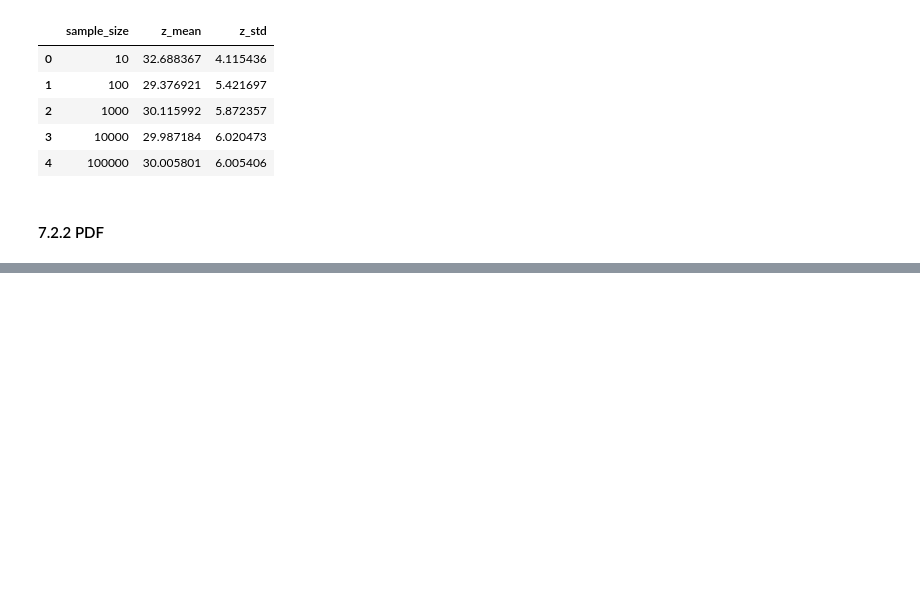
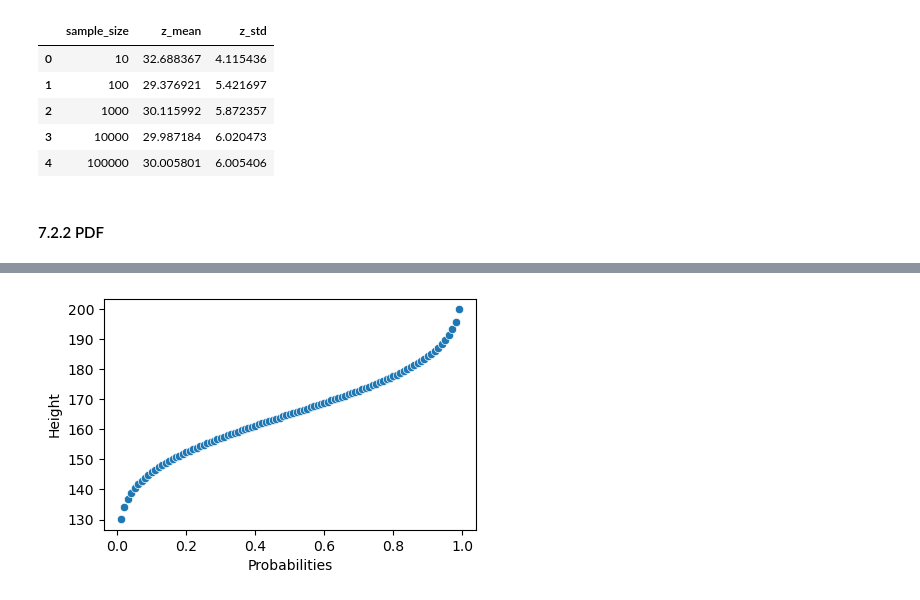
Before and after one commit to mikjf/statistics_and_experimental_design, a Jupyter notebook: basics_descriptive_statistics.ipynb, the cells around one changed output, grey strips where cells are left out. Cells and saved outputs as stored; diff of their text form; code cells hidden in the pictures; blank space fills up the shorter version.

```diff
--- a/basics_descriptive_statistics.ipynb
+++ b/basics_descriptive_statistics.ipynb
@@ -473,0 +572,6 @@ result_df
+# %%
+# example
+
+# vector of probabilities from 0 to 1 with step = 0.01
+prob_ranges = np.arange(0, 1, 0.01)
+prob_ranges
@@ -473,0 +589,13 @@ result_df
+# %%
+# PPF (convert % and returns values)
+
+# height distribution with mean 165cm, std 15cm
+mean = 165
+std = 15
+
+# PPF
+cdf_inverse = norm.ppf(prob_ranges, loc=mean, scale=std)
+ax = sns.scatterplot(x=prob_ranges, y=cdf_inverse);
+ax.set(xlabel='Probabilities', ylabel='Height');
+# %% [output]
+[figure, added]
```
Also changed, not shown: parts of 57 cells of this notebook.
